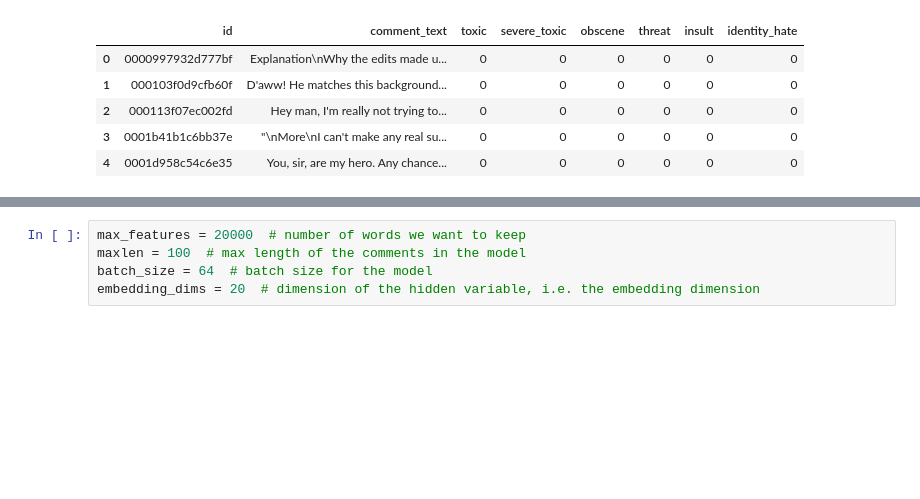
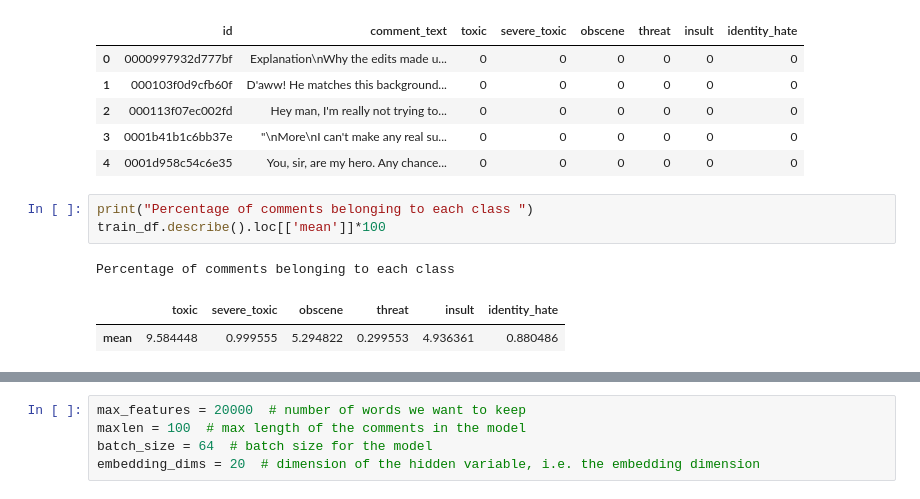
Before and after one commit to alexforever86/text-toxicity, a Jupyter notebook: keras-fasttext.ipynb, the cells around one changed output, grey strips where cells are left out. Saved outputs shown, nothing was run; the diff lists cells and outputs as text; blank space fills up the shorter version.

```diff
--- a/keras-fasttext.ipynb
+++ b/keras-fasttext.ipynb
@@ -56,3 +59,10 @@ train_df.head()
 | 2 | 000113f07ec002fd | Hey man, I'm really not trying to... | 0 | 0 | 0 | 0 | 0 | 0 |
 | 3 | 0001b41b1c6bb37e | "\nMore\nI can't make any real su... | 0 | 0 | 0 | 0 | 0 | 0 |
 | 4 | 0001d958c54c6e35 | You, sir, are my hero. Any chance... | 0 | 0 | 0 | 0 | 0 | 0 |
+# %%
+print("Percentage of comments belonging to each class ")
+train_df.describe().loc[['mean']]*100
+# %% [output]
+Percentage of comments belonging to each class
+|  | toxic | severe_toxic | obscene | threat | insult | identity_hate |
+| mean | 9.584448 | 0.999555 | 5.294822 | 0.299553 | 4.936361 | 0.880486 |
```
Also changed, not shown: parts of 20 cells of this notebook.
